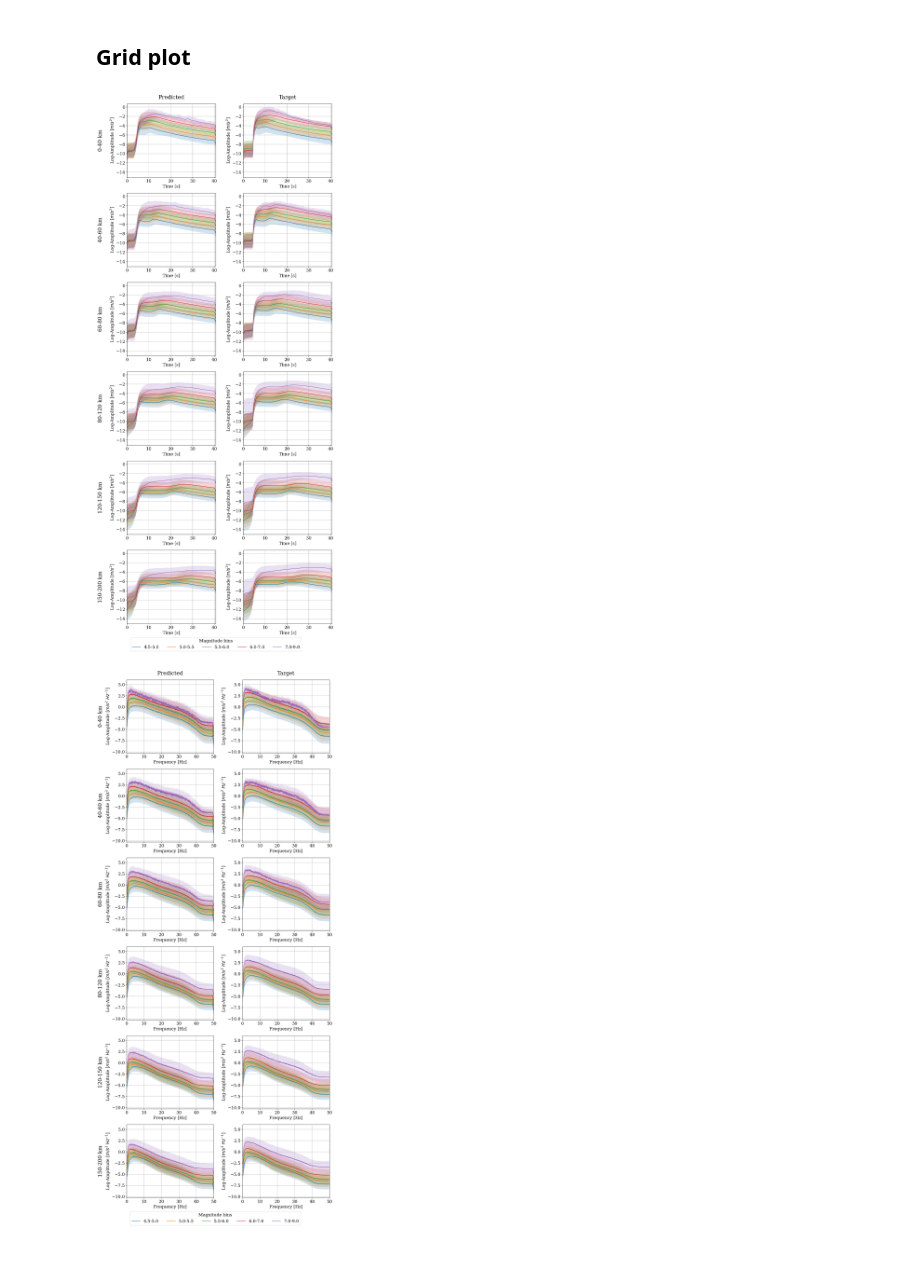
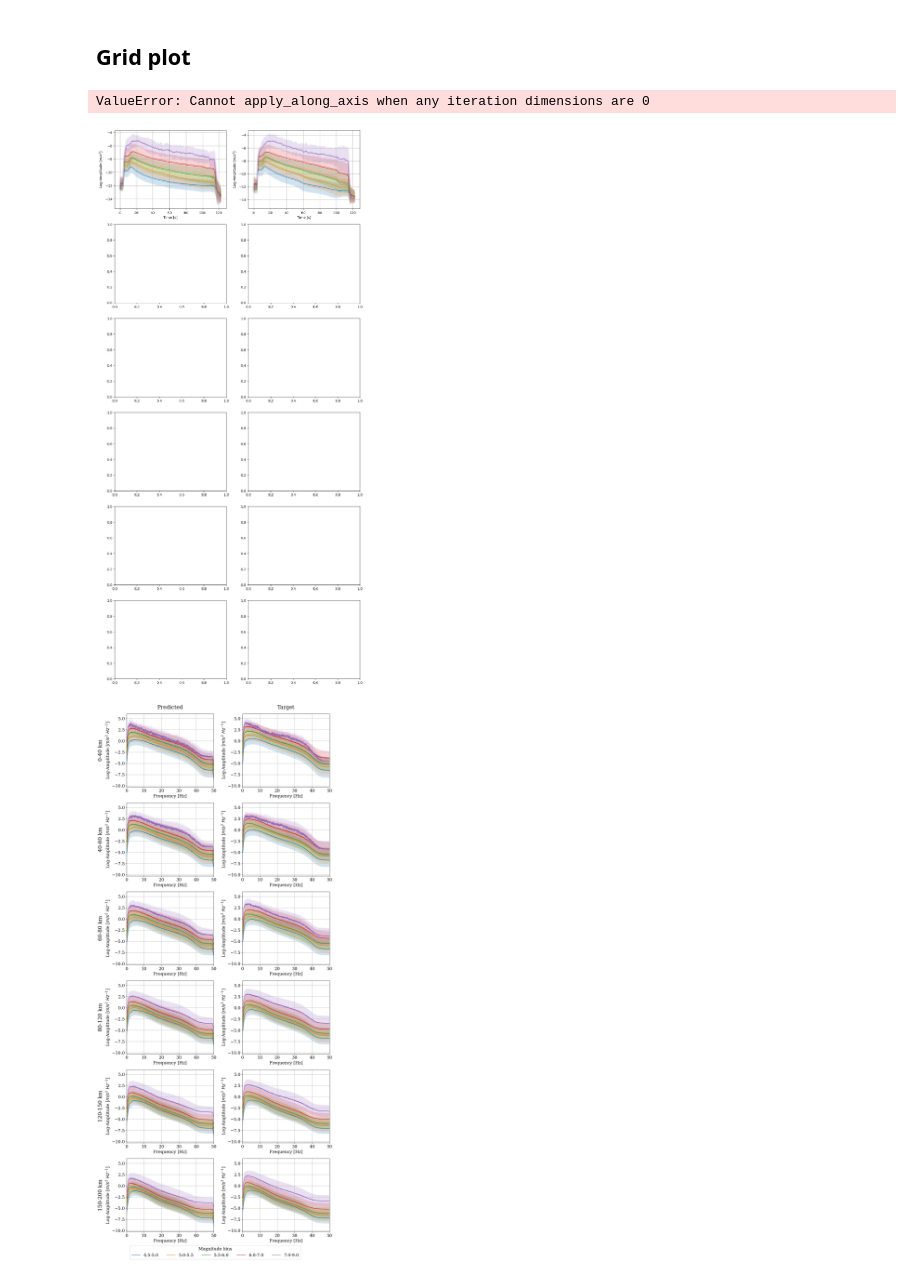
Before and after one commit to highfem/tqdne, a Jupyter notebook: experiments/evaluation.ipynb, the cells around one changed output. Saved outputs shown, nothing was run; the diff lists cells and outputs as text; code cells hidden in the pictures.

```diff
--- a/experiments/notebooks/evaluation.ipynb
+++ b/experiments/evaluation.ipynb
@@ -13,2 +32,6 @@ from tqdne.plot import BinPlot, MovingAverageEnvelopeGrid, AmplitudeSpectralDens
 # %% [markdown]
 ## Setup
+# %%
+
+config = SpectrogramClassificationConfig("workdir")
+test = h5py.File("workdir/evaluation/Latent-EDM-LogSpectrogram-split_test.h5", "r")
@@ -15,12 +66,7 @@ from tqdne.plot import BinPlot, MovingAverageEnvelopeGrid, AmplitudeSpectralDens
 # %%
-config = SpectrogramClassificationConfig()
 mag_bins = config.mag_bins
 dist_bins = config.dist_bins
-
-evaluation_dir = config.outputdir / "evaluation-Latent-EDM-LogSpectrogram"
-full = h5py.File(evaluation_dir / "full.h5", "r")
-train = h5py.File(evaluation_dir / "train.h5", "r")
-test = h5py.File(evaluation_dir / "test.h5", "r")
+evaluation_dir =  "workdir/evaluation/"
 
 
 # Matplotlib settings
@@ -220,12 +274,17 @@ channel = 2
+# %%
+distance_bins = config.dist_bins
+magnitude_bins = config.mag_bins
+channel = 2
 # %%
 fig = MovingAverageEnvelopeGrid(fs=config.fs, channel=channel, mag_bins=magnitude_bins, dist_bins=distance_bins)(
-    pred=full["predicted_waveform"][:],
-    target=full["target_waveform"][:],
-    mag=full["magnitude"][:],
-    dist=full["hypocentral_distance"][:],
+    pred=test["predicted_waveform"][:],
+    target=test["target_waveform"][:],
+    mag=test["magnitude"][:],
+    dist=test["hypocentral_distance"][:],
 )
-fig.savefig(f"../figures/moving_average_envelope_grid_{channel}.pdf", bbox_inches="tight")
+fig.savefig(f"workdir/figures/moving_average_envelope_grid_{channel}.pdf", bbox_inches="tight")
 # %% [output]
+ValueError: Cannot apply_along_axis when any iteration dimensions are 0
-[figure, old version]
+[figure, new version]
 # %%
 fig = AmplitudeSpectralDensityGrid(fs=config.fs, channel=0, mag_bins=magnitude_bins, dist_bins=distance_bins)(
```
Also changed, not shown: parts of 11 cells of this notebook, 4 other files.
